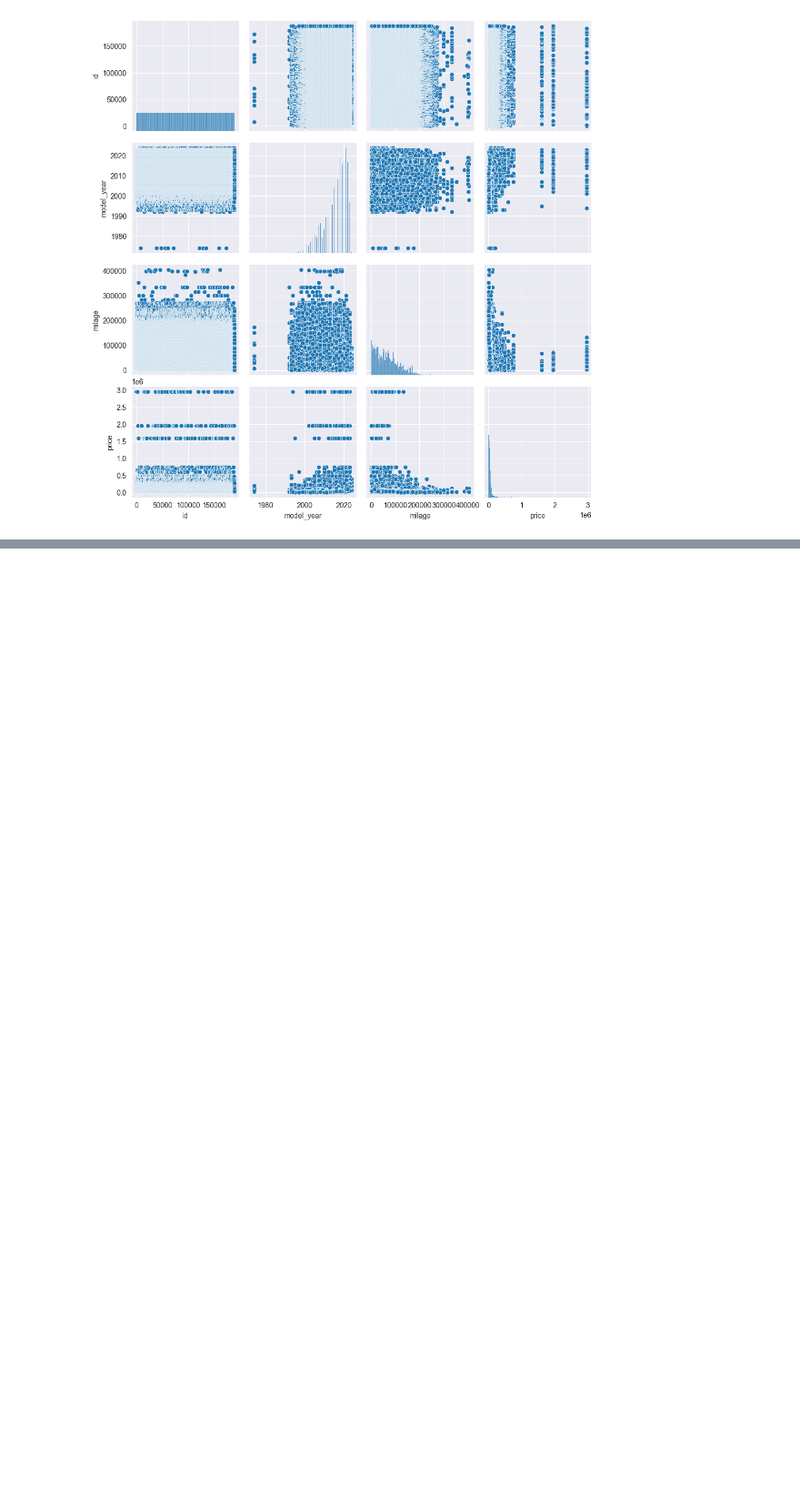
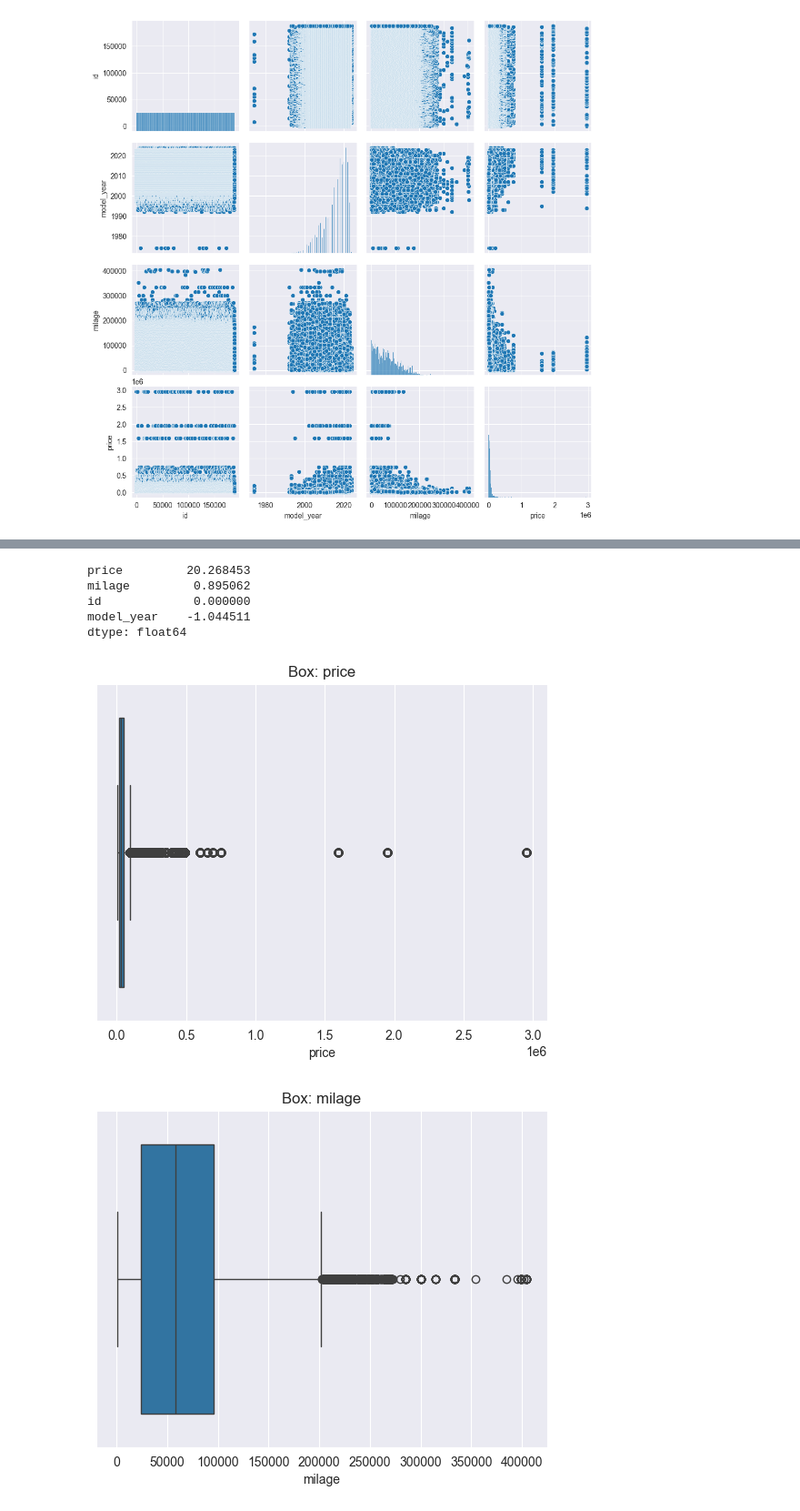
Before and after one commit to chesnokoff/Regression-of-Used-Car-Prices, a Jupyter notebook: eda.ipynb, the cells around one changed output, grey strips where cells are left out. Shown at 91% size. Cells and saved outputs as stored; diff of their text form; code cells hidden in the pictures; blank space fills up the shorter version.

```diff
--- a/eda.ipynb
+++ b/eda.ipynb
@@ -142,0 +414,15 @@ sns.pairplot(df)
+# %%
+num_cols = df.select_dtypes(include="number").columns
+sk = df[num_cols].skew(numeric_only=True).sort_values(ascending=False)
+display(sk.head(20))
+
+for c in sk.head(10).index:
+    sns.boxplot(x=df[c]); plt.title(f"Box: {c}"); plt.show()
+# %% [output]
+price         20.268453
+milage         0.895062
+id             0.000000
+model_year    -1.044511
+dtype: float64
+[figure, added]
+[figure, added]
```
Also changed, not shown: parts of 7 cells of this notebook, 6 other files.
